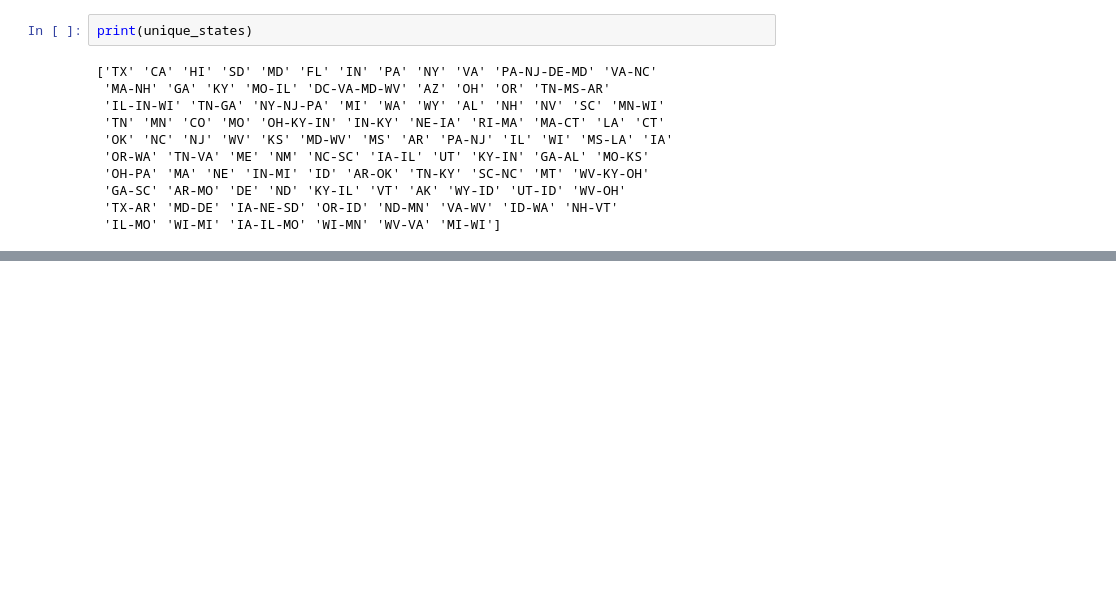
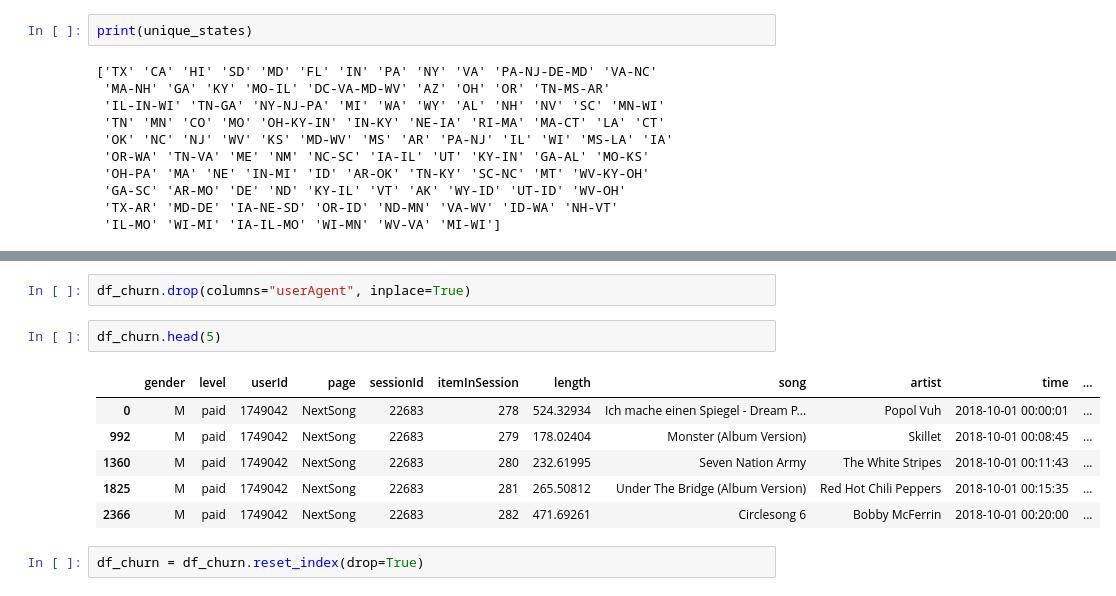
Before and after one commit to weichieh-chou/churn_competition, a Jupyter notebook: Actual_Churn.ipynb, the cells around one changed output, grey strips where cells are left out. Drawn from its saved outputs; the diff is of its cells as text; blank space fills up the shorter version.

```diff
--- a/Actual_Churn.ipynb
+++ b/Actual_Churn.ipynb
@@ -337,0 +417,13 @@ print(unique_states)
+# %%
+df_churn.drop(columns="userAgent", inplace=True)
+# %%
+df_churn.head(5)
+# %% [output]
+|  | gender | level | userId | page | sessionId | itemInSession | length | song | artist | time | ... |
+| 0 | M | paid | 1749042 | NextSong | 22683 | 278 | 524.32934 | Ich mache einen Spiegel - Dream P... | Popol Vuh | 2018-10-01 00:00:01 | ... |
+| 992 | M | paid | 1749042 | NextSong | 22683 | 279 | 178.02404 | Monster (Album Version) | Skillet | 2018-10-01 00:08:45 | ... |
+| 1360 | M | paid | 1749042 | NextSong | 22683 | 280 | 232.61995 | Seven Nation Army | The White Stripes | 2018-10-01 00:11:43 | ... |
+| 1825 | M | paid | 1749042 | NextSong | 22683 | 281 | 265.50812 | Under The Bridge (Album Version) | Red Hot Chili Peppers | 2018-10-01 00:15:35 | ... |
+| 2366 | M | paid | 1749042 | NextSong | 22683 | 282 | 471.69261 | Circlesong 6 | Bobby McFerrin | 2018-10-01 00:20:00 | ... |
+# %%
+df_churn = df_churn.reset_index(drop=True)
```
Also changed, not shown: parts of 10 cells of this notebook, 2 other files.
